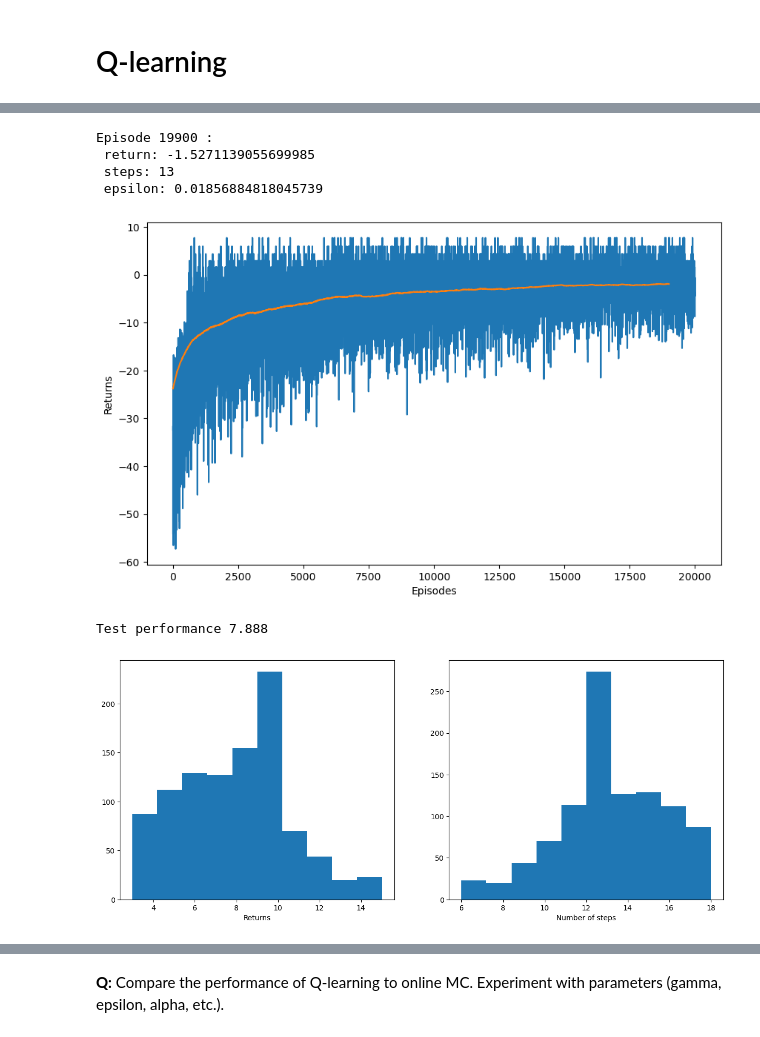
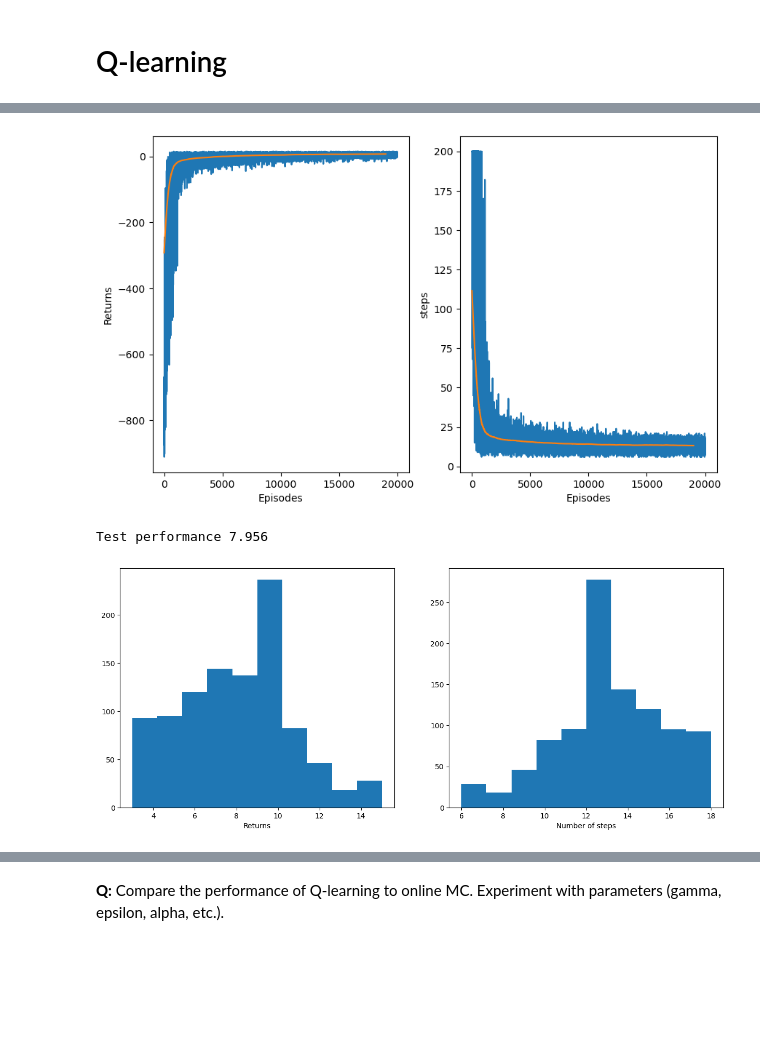
Before and after one commit to vitay/course-deeprl, a Jupyter notebook: notes/exercises/9-TD-solution.ipynb, the cells around one changed output, grey strips where cells are left out. Drawn from its saved outputs; the diff is of its cells as text; code cells hidden in the pictures; blank space fills up the shorter version.

```diff
--- a/notes/exercises/9-TD-solution.ipynb
+++ b/notes/exercises/9-TD-solution.ipynb
@@ -199,39 +214,41 @@ env = gym.make("Taxi-v3")
 # Create the agent
 agent = QLearningAgent(env, gamma, epsilon, decay_epsilon, alpha)
 
 # Train the agent
-returns = agent.train(nb_episodes)
+returns, steps = agent.train(nb_episodes)
 
 # Plot training returns
 plt.figure(figsize=(10, 6))
+plt.subplot(121)
 plt.plot(returns)
 plt.plot(running_average(returns, 1000))
 plt.xlabel("Episodes")
 plt.ylabel("Returns")
+plt.subplot(122)
+plt.plot(steps)
+plt.plot(running_average(steps, 1000))
+plt.xlabel("Episodes")
+plt.ylabel("steps")
 plt.show()
 
 # Test the agent for 1000 episodes
 test_returns = []
 test_steps = []
 for episode in range(1000):
-    return_episode, nb_steps = agent.test(render=False)
+    return_episode, nb_steps = agent.test()
     test_returns.append(return_episode)
     test_steps.append(nb_steps)
 print("Test performance", np.mean(test_returns))
 
 plt.figure(figsize=(15, 6))
 plt.subplot(121)
 plt.hist(test_returns)
 plt.xlabel("Returns")
 plt.subplot(122)
 plt.hist(test_steps)
 plt.xlabel("Number of steps")
 plt.show()
 # %% [output]
+[figure, new version]
-Episode 19900 :
- return: -1.5271139055699985
- steps: 13
- epsilon: 0.01856884818045739
+Test performance 7.956
-[figure, old version]
-Test performance 7.888
-[figure, old version]
+[figure, new version]
```
Also changed, not shown: parts of 9 cells of this notebook, 12 other files.
